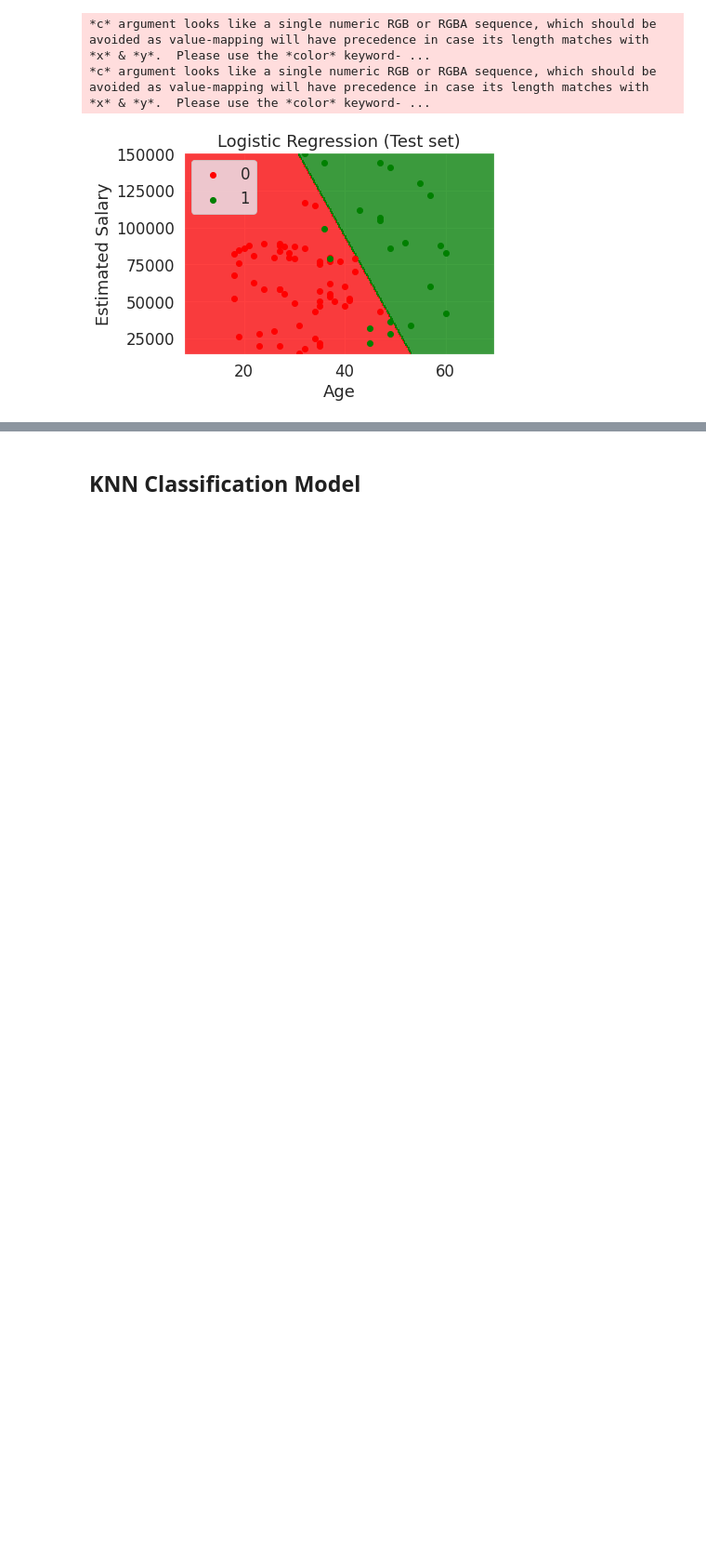
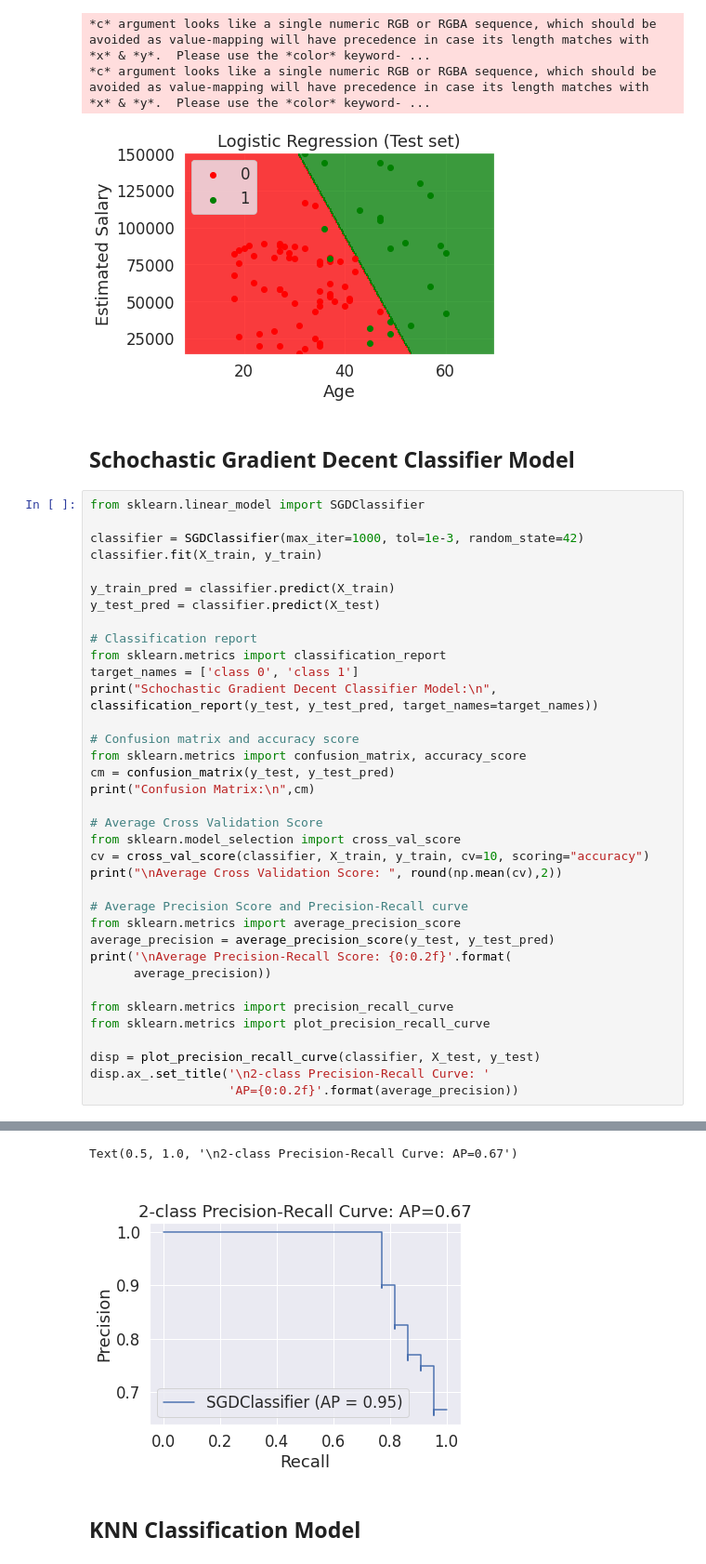
Before and after one commit to jnielsonresearch/Machine-Learning-Templates, a Jupyter notebook: Classification/Classification_models.ipynb, the cells around one changed output, grey strips where cells are left out. Shown at 93% size. Saved outputs shown, nothing was run; the diff lists cells and outputs as text; blank space fills up the shorter version.

```diff
--- a/Classification/Classification_models.ipynb
+++ b/Classification/Classification_models.ipynb
@@ -235,3 +237,42 @@ plt.show()
 *c* argument looks like a single numeric RGB or RGBA sequence, which should be avoided as value-mapping will have precedence in case its length matches with *x* & *y*.  Please use the *color* keyword- ...
 *c* argument looks like a single numeric RGB or RGBA sequence, which should be avoided as value-mapping will have precedence in case its length matches with *x* & *y*.  Please use the *color* keyword- ...
 [figure]
+# %% [markdown]
+## Schochastic Gradient Decent Classifier Model
+# %%
+from sklearn.linear_model import SGDClassifier
+
+classifier = SGDClassifier(max_iter=1000, tol=1e-3, random_state=42)
+classifier.fit(X_train, y_train)
+
+y_train_pred = classifier.predict(X_train)
+y_test_pred = classifier.predict(X_test)
+
+# Classification report
+from sklearn.metrics import classification_report
+target_names = ['class 0', 'class 1']
+print("Schochastic Gradient Decent Classifier Model:\n", classification_report(y_test, y_test_pred, target_names=target_names))
+
+# Confusion matrix and accuracy score
+from sklearn.metrics import confusion_matrix, accuracy_score
+cm = confusion_matrix(y_test, y_test_pred)
+print("Confusion Matrix:\n",cm)
+
+# Average Cross Validation Score
+from sklearn.model_selection import cross_val_score
+cv = cross_val_score(classifier, X_train, y_train, cv=10, scoring="accuracy")
+print("\nAverage Cross Validation Score: ", round(np.mean(cv),2))
+
+# Average Precision Score and Precision-Recall curve
+from sklearn.metrics import average_precision_score
+average_precision = average_precision_score(y_test, y_test_pred)
+print('\nAverage Precision-Recall Score: {0:0.2f}'.format(
+      average_precision))
+
+from sklearn.metrics import precision_recall_curve
+from sklearn.metrics import plot_precision_recall_curve
+
+disp = plot_precision_recall_curve(classifier, X_test, y_test)
+disp.ax_.set_title('\n2-class Precision-Recall Curve: '
+                   'AP={0:0.2f}'.format(average_precision))
+# %% [output]
@@ -238,3 +296,5 @@ plt.show()
+Text(0.5, 1.0, '\n2-class Precision-Recall Curve: AP=0.67')
+[figure, added]
 # %% [markdown]
 ## KNN Classification Model
 # %%
```
Also changed, not shown: parts of 11 cells of this notebook, 1 other file.
